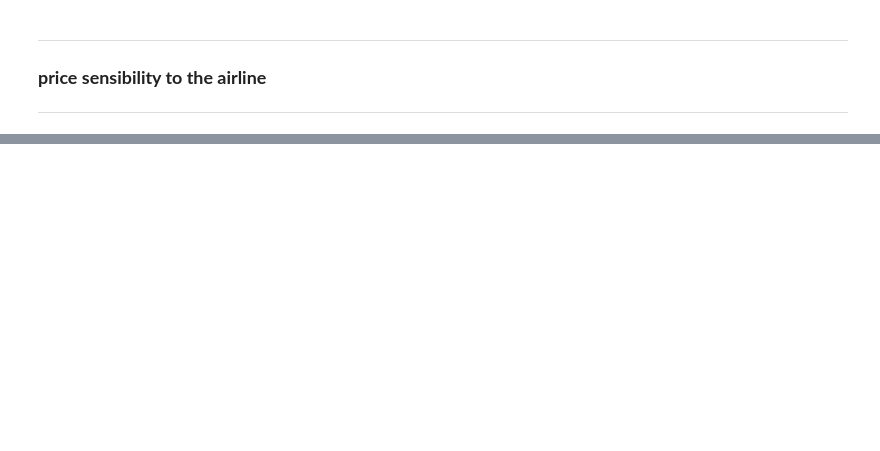
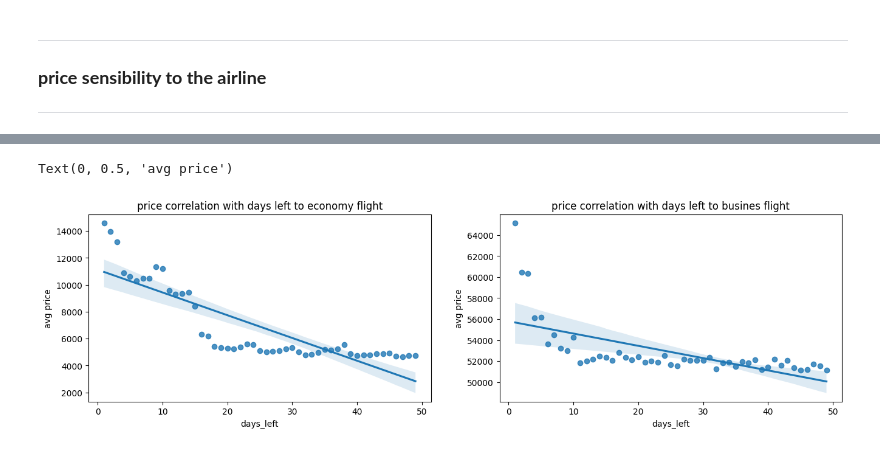
Before and after one commit to YassineSdk/Flight-price-prediction-Random-Forest-, a Jupyter notebook: flight_price_analysis.ipynb, the cells around one changed output, grey strips where cells are left out. Cells and saved outputs as stored; diff of their text form; code cells hidden in the pictures; blank space fills up the shorter version.

```diff
--- a/flight_price_analysis.ipynb
+++ b/flight_price_analysis.ipynb
@@ -180,0 +173,16 @@ Error:
+# %%
+price_days_left_eco = df[df['class']=='Economy'].groupby('days_left')['price'].mean().reset_index()
+price_days_left_bus = df[df['class']=='Business'].groupby('days_left')['price'].mean().reset_index()
+# %%
+plt.figure(figsize=(16,4))
+plt.subplot(1,2,1)
+plt.title('price correlation with days left to economy flight')
+sns.regplot(price_days_left_eco,x='days_left',y='price')
+plt.ylabel('avg price')
+plt.subplot(1,2,2)
+plt.title('price correlation with days left to busines flight')
+sns.regplot(price_days_left_bus,x='days_left',y='price')
+plt.ylabel('avg price')
+# %% [output]
+Text(0, 0.5, 'avg price')
+[figure, added]
```
Also changed, not shown: parts of 13 cells of this notebook.
